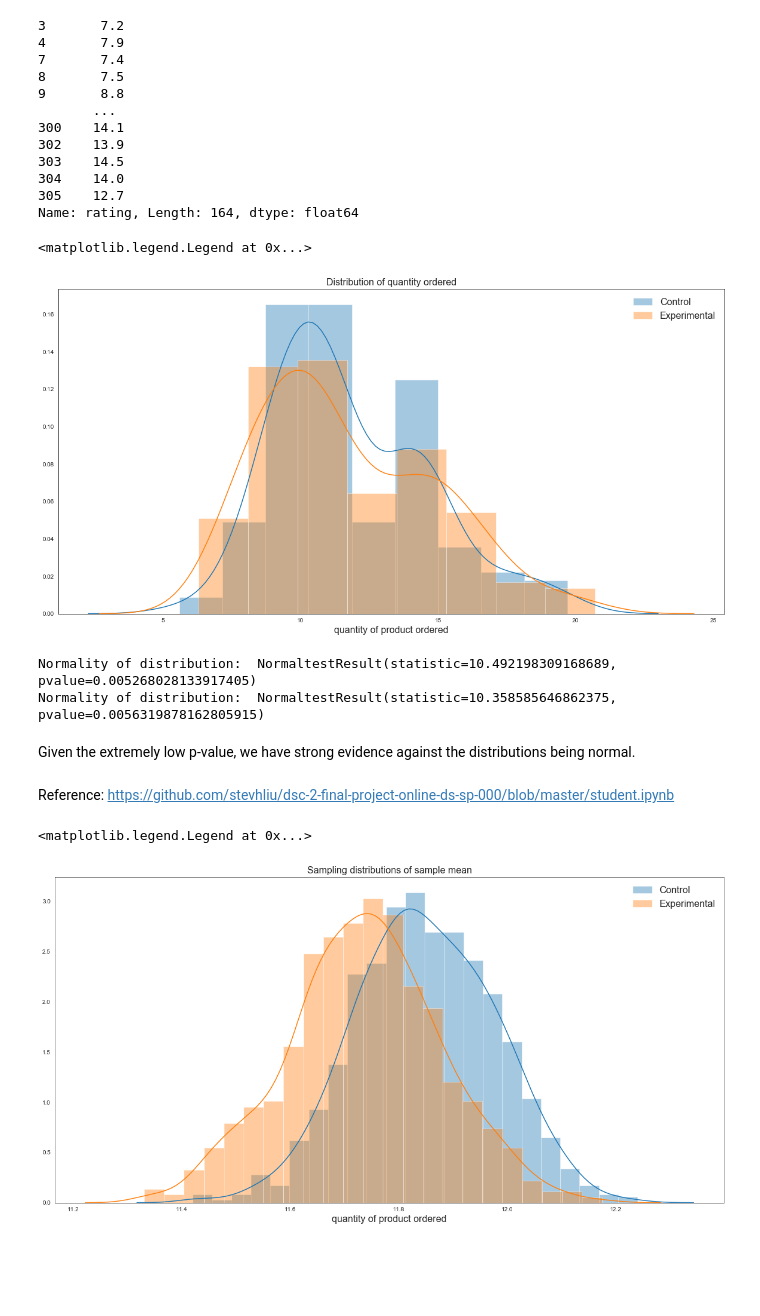
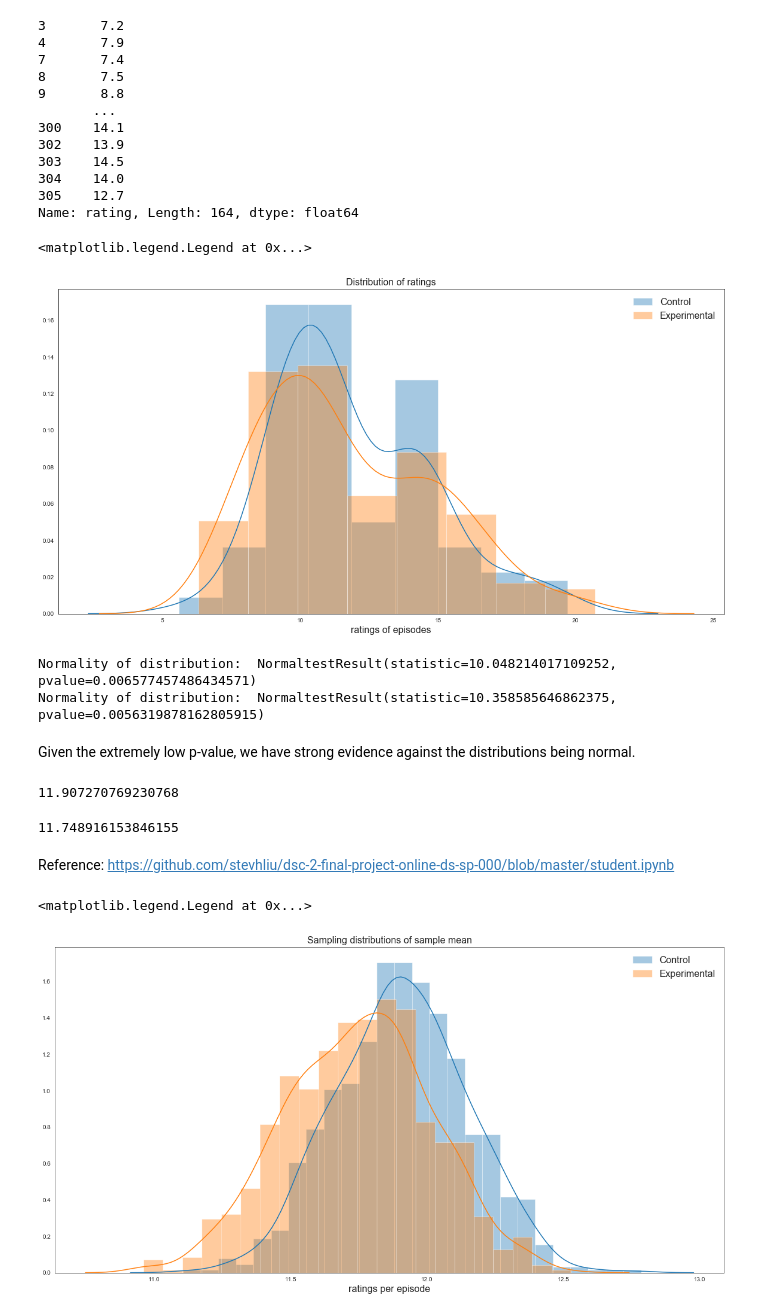
Before and after one commit to richdayandnight/the-return-of-superman, a Jupyter notebook: Guests_analysis.ipynb, the cells around one changed output. Cells and saved outputs as stored; diff of their text form; code cells hidden in the pictures; blank space fills up the shorter version.

```diff
--- a/Guests_analysis.ipynb
+++ b/Guests_analysis.ipynb
@@ -51,3 +51,5 @@ rating             0
 note             306
 overview         207
 dtype: int64
+# %%
+episodes_df = episodes_df.drop(episodes_df[episodes_df['season'] == 0].index)
@@ -118,19 +144,19 @@ Name: rating, Length: 164, dtype: float64
 plt.figure(figsize=(20, 10))
 sns.distplot(control, label='Control')
 sns.distplot(exp, label='Experimental')
-plt.title('Distribution of quantity ordered', fontsize=16)
-plt.xlabel('quantity of product ordered', fontsize=16)
+plt.title('Distribution of ratings', fontsize=16)
+plt.xlabel('ratings of episodes', fontsize=16)
 plt.legend(frameon=False, fontsize=16, loc='best')
 # %% [output]
 <matplotlib.legend.Legend at 0x...>
-[figure, old version]
+[figure, new version]
 # %%
 import scipy.stats as stat
 
 print('Normality of distribution: ', stat.normaltest(control))
 print('Normality of distribution: ', stat.normaltest(exp))
 # %% [output]
-Normality of distribution:  NormaltestResult(statistic=10.492198309168689, pvalue=0.005268028133917405)
+Normality of distribution:  NormaltestResult(statistic=10.048214017109252, pvalue=0.006577457486434571)
 Normality of distribution:  NormaltestResult(statistic=10.358585646862375, pvalue=0.0056319878162805915)
 # %% [markdown]
 Given the extremely low p-value, we have strong evidence against the distributions being normal.
@@ -149,7 +175,7 @@ def get_sample_mean(sample):
 
 # combine functions to create a sample distribution
 # create a distribution size of 1000 and sample size of 500
-def create_sample_distribution(df, dist_size=1000, n=500):
+def create_sample_distribution(df, dist_size=1000, n=130):
     sample_dist = []
     while len(sample_dist) != dist_size:
         sample = get_sample(df, n)
@@ -161,16 +187,25 @@ def create_sample_distribution(df, dist_size=1000, n=500):
 # create sample distributions of sample mean for control and experimental
 ctrl_sample = create_sample_distribution(control)
 exp_sample = create_sample_distribution(exp)
+# %%
+from statistics import mean
+mean(ctrl_sample)
+# %% [output]
+11.907270769230768
+# %%
+mean(exp_sample)
+# %% [output]
+11.748916153846155
 # %% [markdown]
 
 Reference: https://github.com/stevhliu/dsc-2-final-project-online-ds-sp-000/blob/master/student.ipynb
 # %%
 plt.figure(figsize = (20, 10))
 sns.distplot(ctrl_sample, label='Control')
 sns.distplot(exp_sample, label='Experimental')
 plt.title('Sampling distributions of sample mean', fontsize=16)
-plt.xlabel('quantity of product ordered', fontsize=16)
+plt.xlabel('ratings per episode', fontsize=16)
 plt.legend(frameon=False, fontsize=16, loc='best')
 # %% [output]
 <matplotlib.legend.Legend at 0x...>
-[figure, old version]
+[figure, new version]
```
Also changed, not shown: parts of 11 cells of this notebook.
